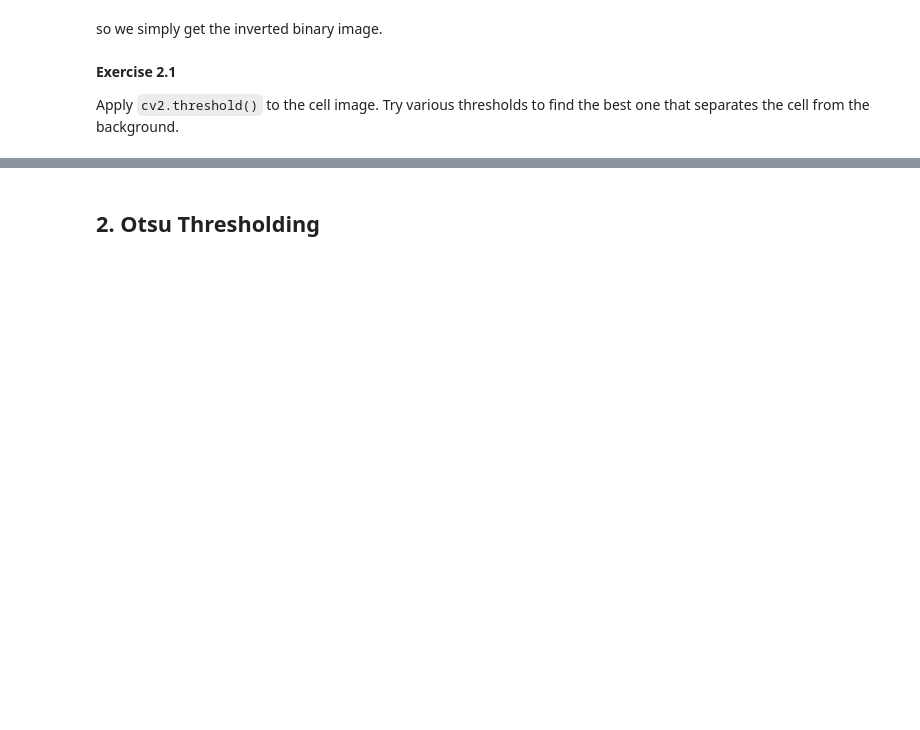
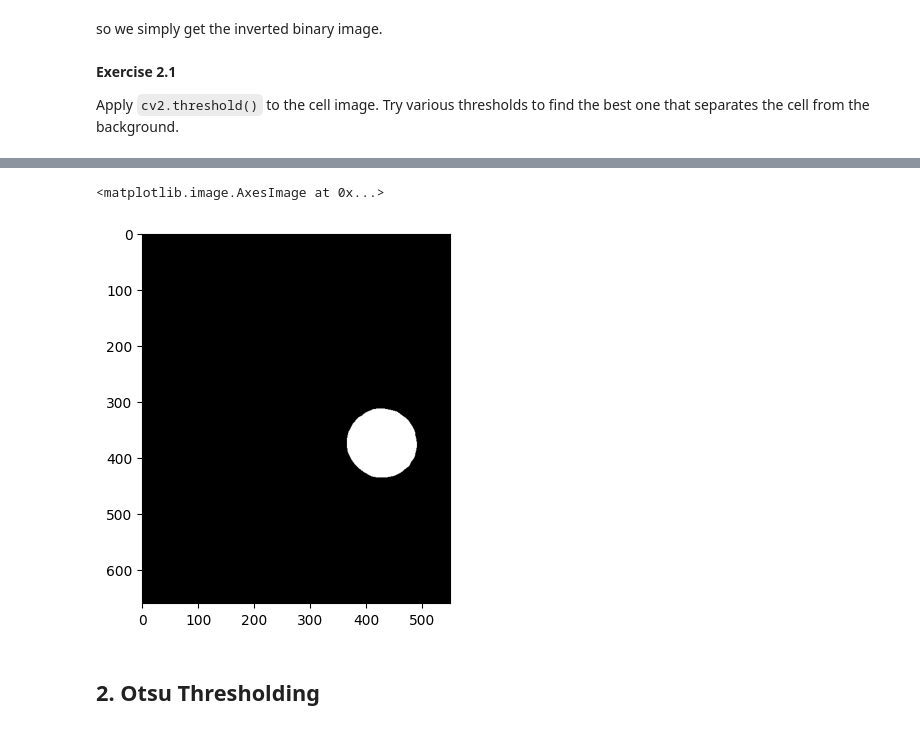
Before and after one commit to MaciejCzerniak243552/ot2-rl-243552-maciej, a Jupyter notebook: self_study/w1/2. Thresholding and Filtering.ipynb, the cells around one changed output, grey strips where cells are left out. Drawn from its saved outputs; the diff is of its cells as text; code cells hidden in the pictures; blank space fills up the shorter version.

```diff
--- a/self_study/w1/2. Thresholding and Filtering.ipynb
+++ b/self_study/w1/2. Thresholding and Filtering.ipynb
@@ -60,3 +67,10 @@ plt.imshow(im_cell, cmap='gray')
+# %%
+# YOUR CODE HERE
+th, output_im2 = cv2.threshold(im_cell, 110, 255, cv2.THRESH_BINARY)
+plt.imshow(output_im2, cmap='gray')
+# %% [output]
+<matplotlib.image.AxesImage at 0x...>
+[figure, added]
 # %% [markdown]
 ## 2. Otsu Thresholding
 # %% [markdown]
```
Also changed, not shown: parts of 32 cells of this notebook, 3 other files.
